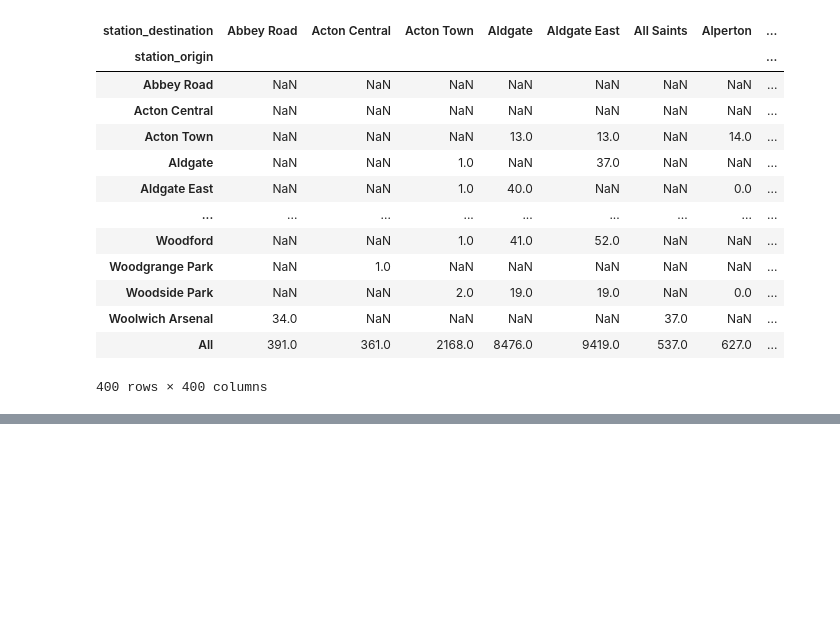
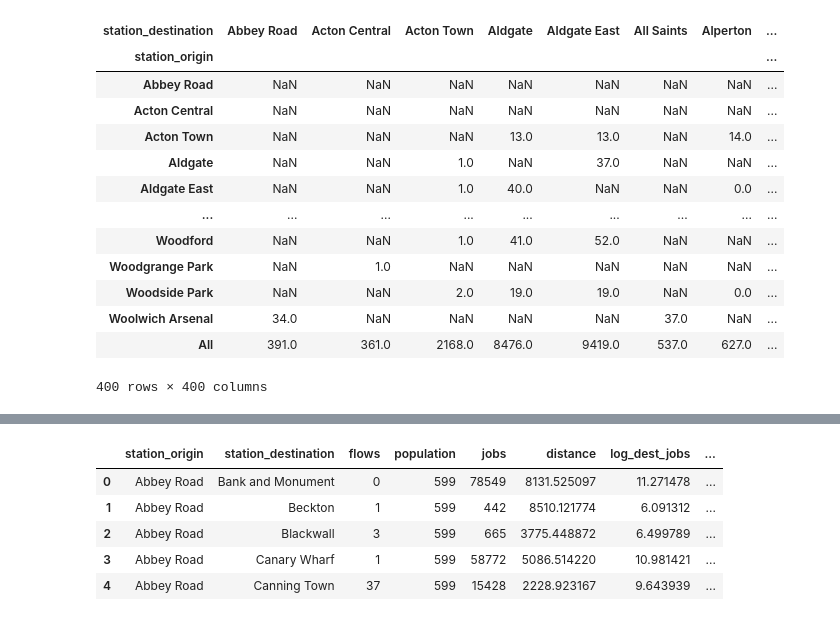
Before and after one commit to grolls23/UrbsimAssessment, a Jupyter notebook: UrbsimFinal.ipynb, the cells around one changed output, grey strips where cells are left out. Drawn from its saved outputs; the diff is of its cells as text; code cells hidden in the pictures; blank space fills up the shorter version.

```diff
--- a/UrbsimFinal.ipynb
+++ b/UrbsimFinal.ipynb
@@ -143,0 +145,30 @@ Index([    3,   126,   348,   595,   817,   872,  1028,  1220,  1479,  1706,
+# %%
+#Compute new flows using 'raw' equation
+
+#Set parameters
+params = sim.params
+alpha_i = params[:2]
+gamma = params[-2]
+beta = -params[-1]
+
+coefs = pd.DataFrame(sim.params)
+coefs.reset_index(inplace=True)
+coefs.rename(columns = {0:"alpha_i", "index":"coef"}, inplace = True)
+
+#GR Edit - Strip coef column content correctly
+coefs["coef"] = coefs["coef"].str.lstrip('station_origin[').str.rstrip(']')
+
+flows = flows.merge(coefs, left_on="station_origin", right_on="coef", how = "left")
+flows.drop(columns = ["coef"], inplace = True)
+
+#Calculate new flows with change @ Canary Wharf
+flows["flows_scenario_a"] = np.exp(flows["alpha_i"]+gamma*flows["log_dest_jobs_scenario_a"] - beta*flows["distance"])
+
+flows.head()
+# %% [output]
+|  | station_origin | station_destination | flows | population | jobs | distance | log_dest_jobs | ... |
+| 0 | Abbey Road | Bank and Monument | 0 | 599 | 78549 | 8131.525097 | 11.271478 | ... |
+| 1 | Abbey Road | Beckton | 1 | 599 | 442 | 8510.121774 | 6.091312 | ... |
+| 2 | Abbey Road | Blackwall | 3 | 599 | 665 | 3775.448872 | 6.499789 | ... |
+| 3 | Abbey Road | Canary Wharf | 1 | 599 | 58772 | 5086.514220 | 10.981421 | ... |
+| 4 | Abbey Road | Canning Town | 37 | 599 | 15428 | 2228.923167 | 9.643939 | ... |
```
Also changed, not shown: parts of 7 cells of this notebook.
